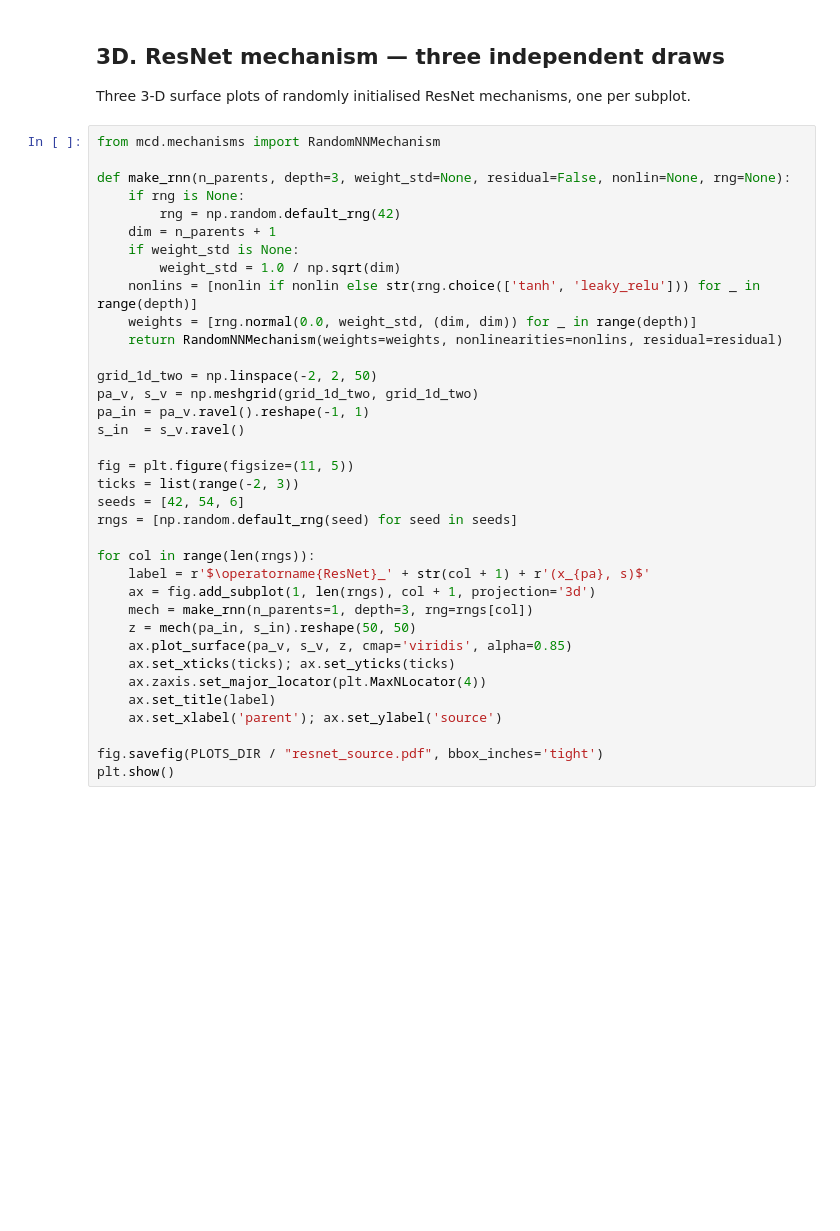
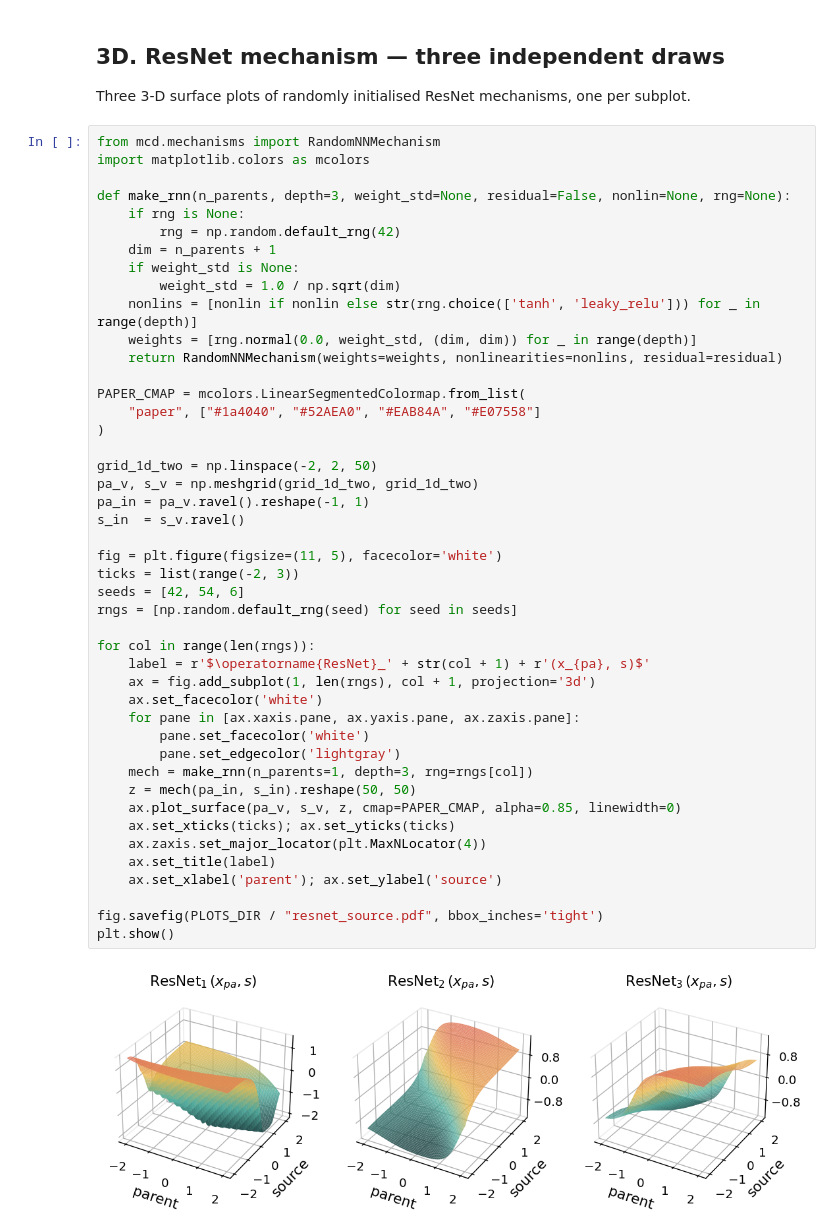
Before and after one commit to francescomontagna/mcd, a Jupyter notebook: paper_plots.ipynb, the cells around one changed output. Cells and saved outputs as stored; diff of their text form; blank space fills up the shorter version.

```diff
--- a/paper_plots.ipynb
+++ b/paper_plots.ipynb
@@ -472,37 +517,48 @@ plt.show()
 Three 3-D surface plots of randomly initialised ResNet mechanisms, one per subplot.
 # %%
 from mcd.mechanisms import RandomNNMechanism
+import matplotlib.colors as mcolors
 
 def make_rnn(n_parents, depth=3, weight_std=None, residual=False, nonlin=None, rng=None):
     if rng is None:
         rng = np.random.default_rng(42)
     dim = n_parents + 1
     if weight_std is None:
         weight_std = 1.0 / np.sqrt(dim)
     nonlins = [nonlin if nonlin else str(rng.choice(['tanh', 'leaky_relu'])) for _ in range(depth)]
     weights = [rng.normal(0.0, weight_std, (dim, dim)) for _ in range(depth)]
     return RandomNNMechanism(weights=weights, nonlinearities=nonlins, residual=residual)
 
+PAPER_CMAP = mcolors.LinearSegmentedColormap.from_list(
+    "paper", ["#1a4040", "#52AEA0", "#EAB84A", "#E07558"]
+)
+
 grid_1d_two = np.linspace(-2, 2, 50)
 pa_v, s_v = np.meshgrid(grid_1d_two, grid_1d_two)
 pa_in = pa_v.ravel().reshape(-1, 1)
 s_in  = s_v.ravel()
 
-fig = plt.figure(figsize=(11, 5))
+fig = plt.figure(figsize=(11, 5), facecolor='white')
 ticks = list(range(-2, 3))
 seeds = [42, 54, 6]
 rngs = [np.random.default_rng(seed) for seed in seeds]
 
 for col in range(len(rngs)):
     label = r'$\operatorname{ResNet}_' + str(col + 1) + r'(x_{pa}, s)$'
     ax = fig.add_subplot(1, len(rngs), col + 1, projection='3d')
+    ax.set_facecolor('white')
+    for pane in [ax.xaxis.pane, ax.yaxis.pane, ax.zaxis.pane]:
+        pane.set_facecolor('white')
+        pane.set_edgecolor('lightgray')
     mech = make_rnn(n_parents=1, depth=3, rng=rngs[col])
     z = mech(pa_in, s_in).reshape(50, 50)
-    ax.plot_surface(pa_v, s_v, z, cmap='viridis', alpha=0.85)
+    ax.plot_surface(pa_v, s_v, z, cmap=PAPER_CMAP, alpha=0.85, linewidth=0)
     ax.set_xticks(ticks); ax.set_yticks(ticks)
     ax.zaxis.set_major_locator(plt.MaxNLocator(4))
     ax.set_title(label)
     ax.set_xlabel('parent'); ax.set_ylabel('source')
 
 fig.savefig(PLOTS_DIR / "resnet_source.pdf", bbox_inches='tight')
 plt.show()
+# %% [output]
+[figure, added]
```
Also changed, not shown: parts of 2 cells of this notebook, 2 other files.
